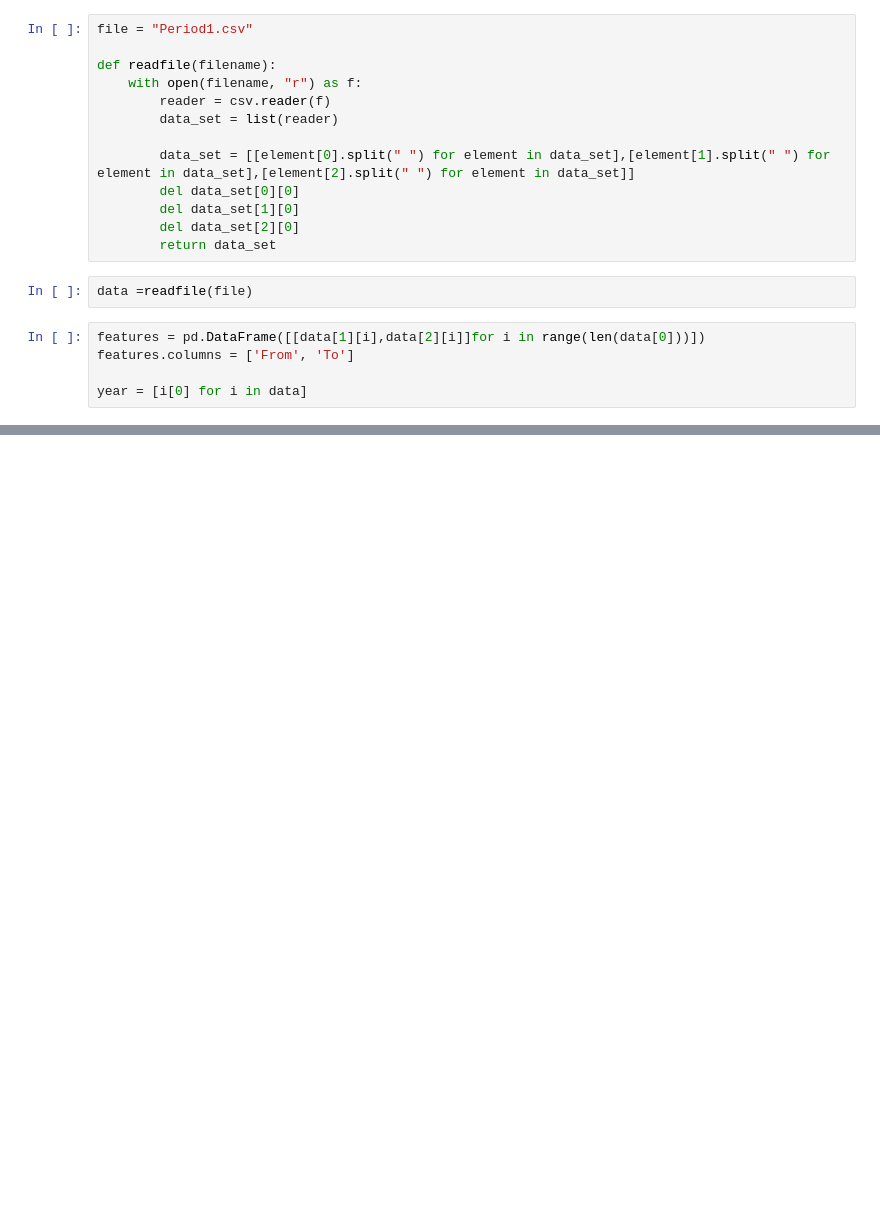
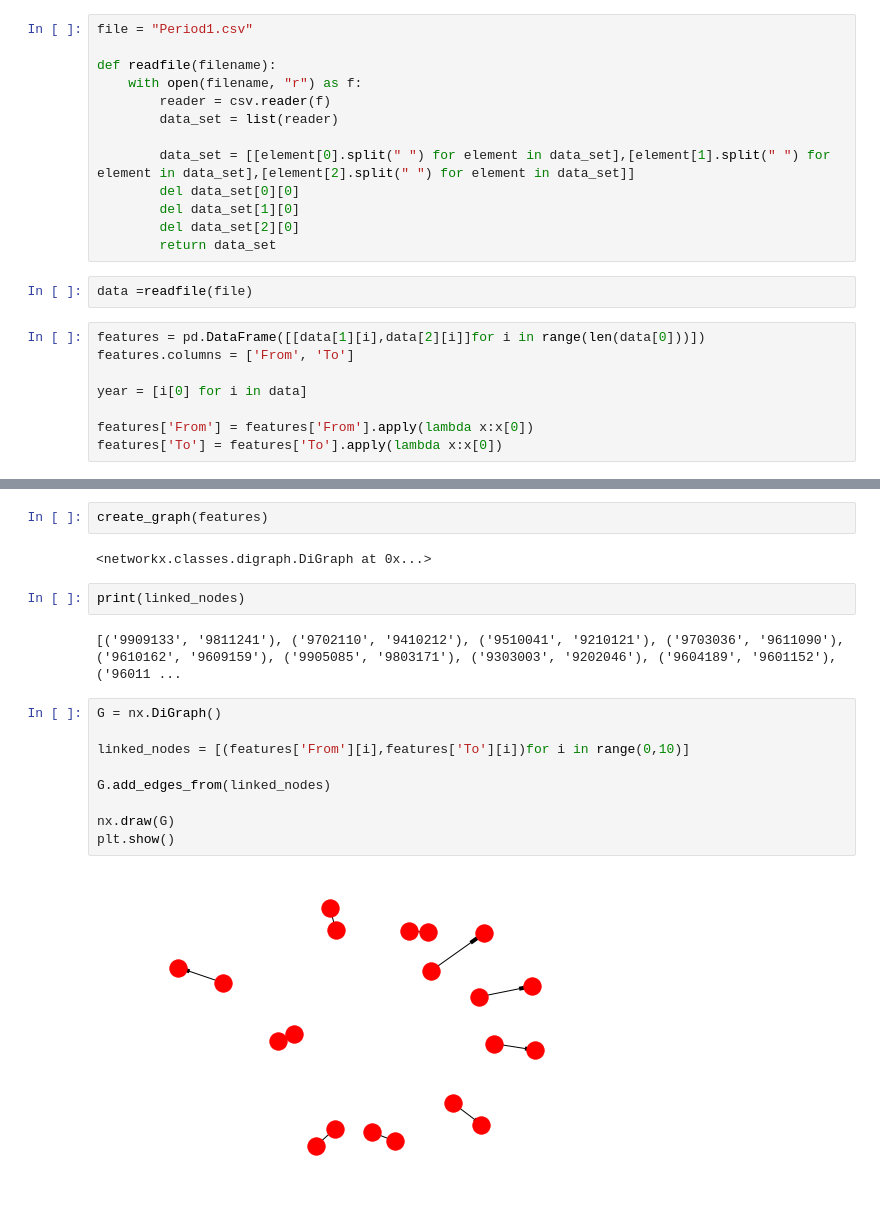
Before and after one commit to henrychongtw/Link-Prediction, a Jupyter notebook: function.ipynb, the cells around one changed output, grey strips where cells are left out. Saved outputs shown, nothing was run; the diff lists cells and outputs as text; blank space fills up the shorter version.

Commit message:
finish graph, coding common neighbors

```diff
--- a/function.ipynb
+++ b/function.ipynb
@@ -23,3 +24,6 @@ features = pd.DataFrame([[data[1][i],data[2][i]]for i in range(len(data[0]))])
 features.columns = ['From', 'To']
 
 year = [i[0] for i in data]
+
+features['From'] = features['From'].apply(lambda x:x[0])
+features['To'] = features['To'].apply(lambda x:x[0])
@@ -25,0 +59,19 @@ year = [i[0] for i in data]
+# %%
+create_graph(features)
+# %% [output]
+<networkx.classes.digraph.DiGraph at 0x...>
+# %%
+print(linked_nodes)
+# %% [output]
+[('9909133', '9811241'), ('9702110', '9410212'), ('9510041', '9210121'), ('9703036', '9611090'), ('9610162', '9609159'), ('9905085', '9803171'), ('9303003', '9202046'), ('9604189', '9601152'), ('96011 ...
+# %%
+G = nx.DiGraph()
+
+linked_nodes = [(features['From'][i],features['To'][i])for i in range(0,10)]
+
+G.add_edges_from(linked_nodes)
+
+nx.draw(G)
+plt.show()
+# %% [output]
+[figure, added]
```
Also changed, not shown: parts of 12 cells of this notebook.
